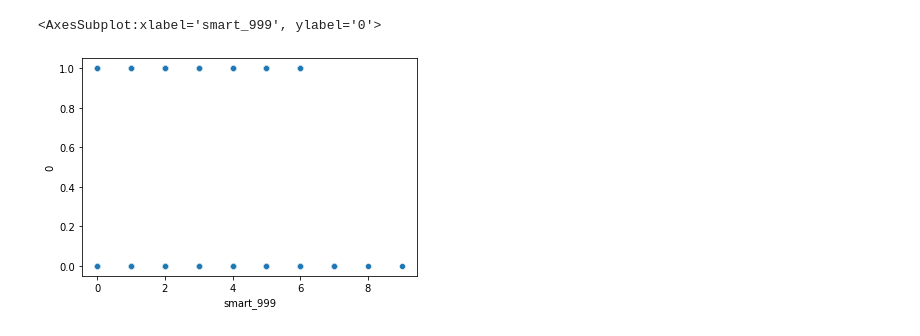
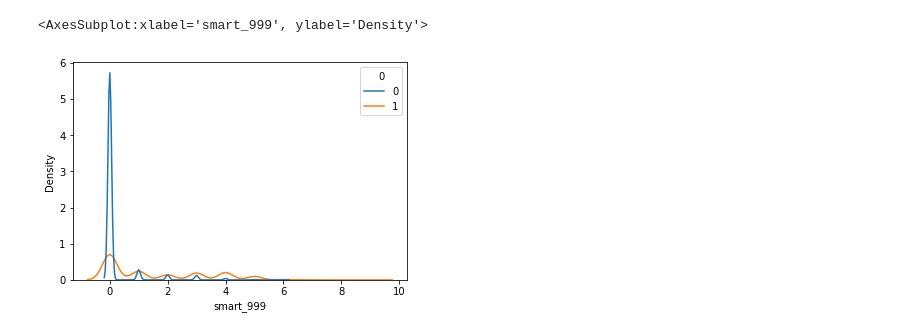
Before and after one commit to felix-roc/ds-projects-capstone, a Jupyter notebook: dash.ipynb, the cells around one changed output. Saved outputs shown, nothing was run; the diff lists cells and outputs as text; code cells hidden in the pictures.

```diff
--- a/dash.ipynb
+++ b/dash.ipynb
@@ -49,8 +29,8 @@ y_pred.describe()
-# %%
-sns.scatterplot(y=y_pred["0"], x=X_test.smart_999)
-# %% [output]
-<AxesSubplot:xlabel='smart_999', ylabel='0'>
-[figure, removed]
+# %%
+sns.kdeplot(x=X_test.smart_999, hue=y_pred["0"], common_norm=False)
+# %% [output]
+<AxesSubplot:xlabel='smart_999', ylabel='Density'>
+[figure, added]
 # %%
 import dash
 from dash import dcc
```
Also changed, not shown: parts of 9 cells of this notebook, 2 other files.
